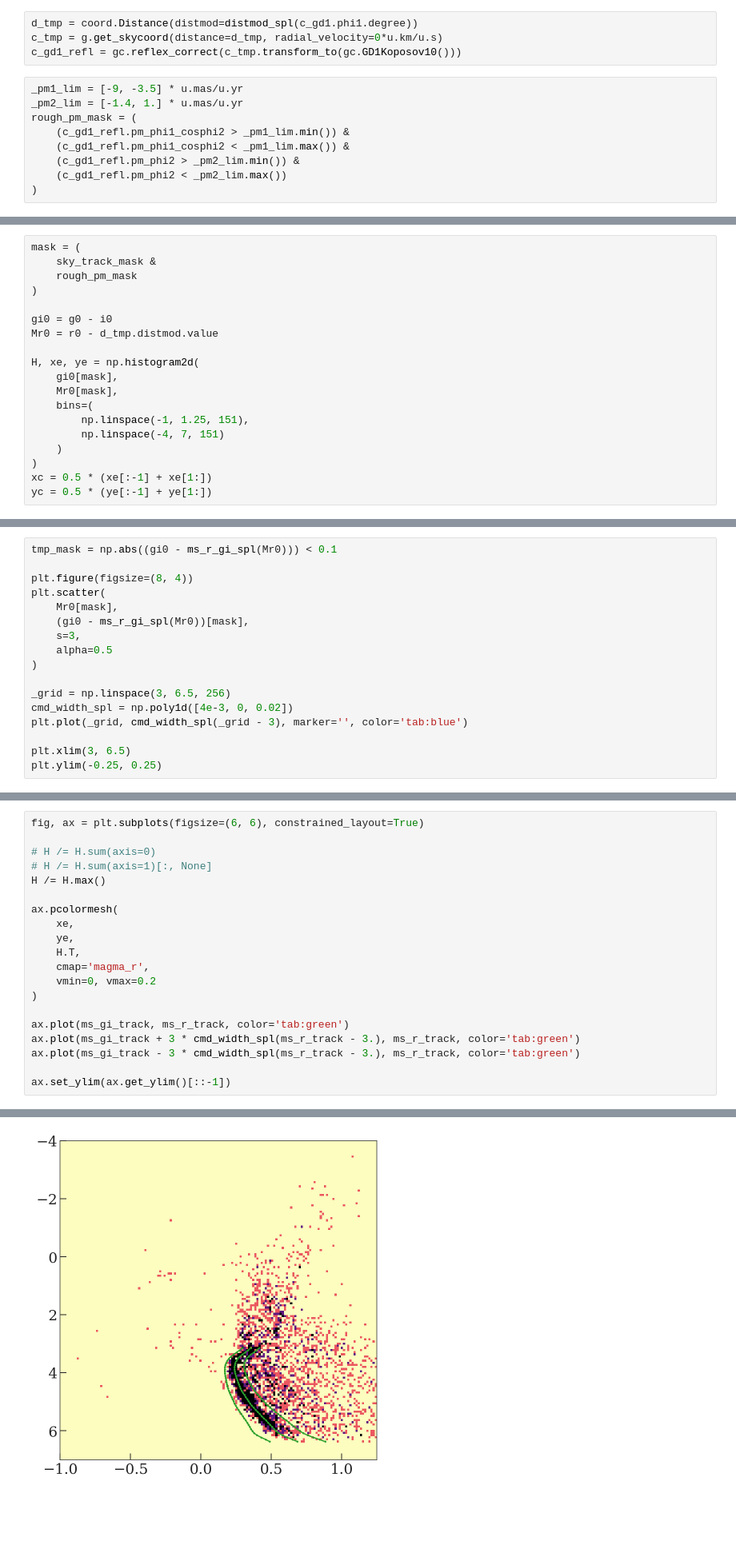
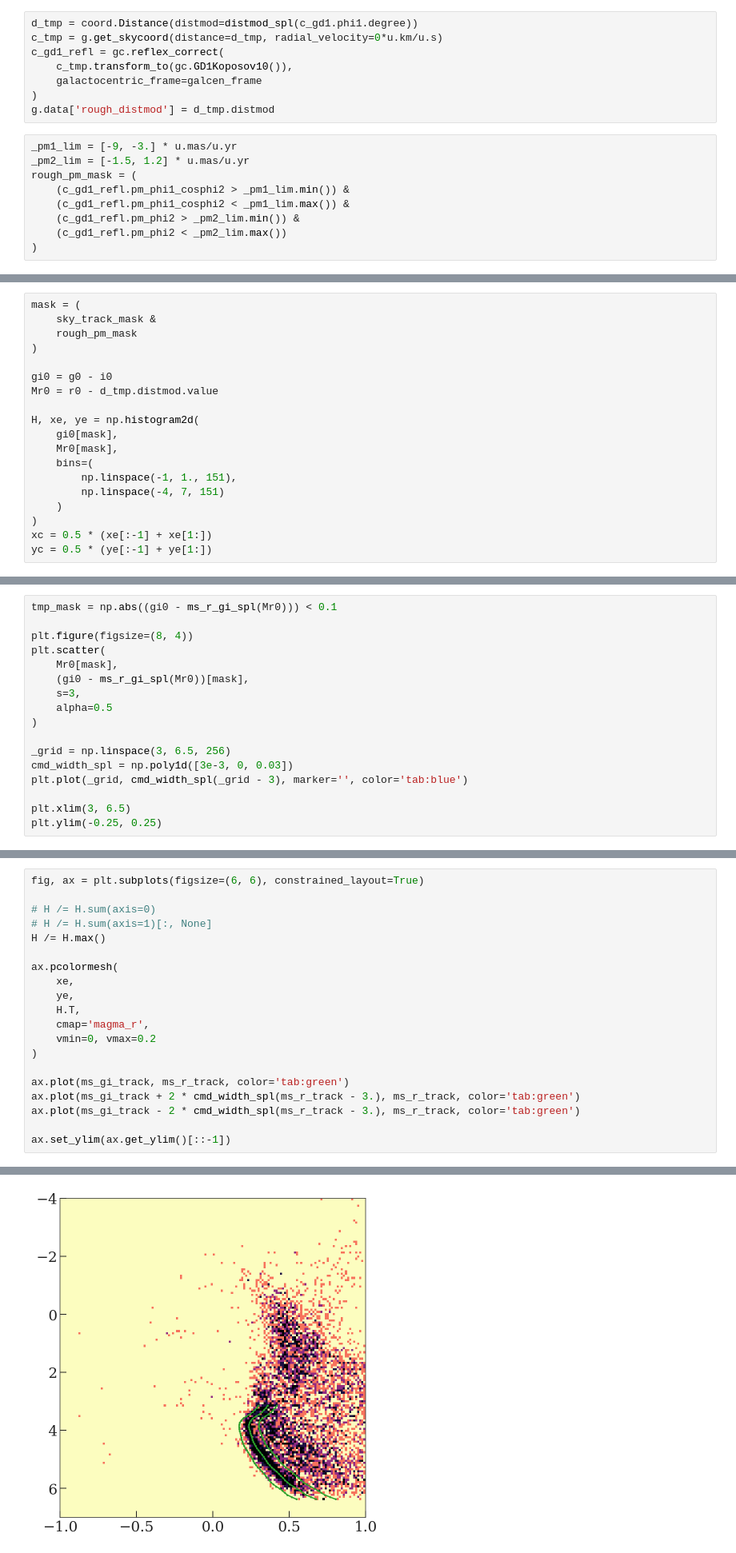
Before and after one commit to adrn/gd1-dr3, a Jupyter notebook: notebooks/3-Initial-stream-track.ipynb, the cells around one changed output, grey strips where cells are left out. Shown at 80% size. Drawn from its saved outputs; the diff is of its cells as text; blank space fills up the shorter version.

```diff
--- a/notebooks/3-Initial-stream-track.ipynb
+++ b/notebooks/3-Initial-stream-track.ipynb
@@ -80,10 +110,14 @@ distmod_spl = np.poly1d([2.41e-4, 2.421e-2, 15.001])
 # %%
 d_tmp = coord.Distance(distmod=distmod_spl(c_gd1.phi1.degree))
 c_tmp = g.get_skycoord(distance=d_tmp, radial_velocity=0*u.km/u.s)
-c_gd1_refl = gc.reflex_correct(c_tmp.transform_to(gc.GD1Koposov10()))
+c_gd1_refl = gc.reflex_correct(
+    c_tmp.transform_to(gc.GD1Koposov10()),
+    galactocentric_frame=galcen_frame
+)
+g.data['rough_distmod'] = d_tmp.distmod
 # %%
-_pm1_lim = [-9, -3.5] * u.mas/u.yr
-_pm2_lim = [-1.4, 1.] * u.mas/u.yr
+_pm1_lim = [-9, -3.] * u.mas/u.yr
+_pm2_lim = [-1.5, 1.2] * u.mas/u.yr
 rough_pm_mask = (
     (c_gd1_refl.pm_phi1_cosphi2 > _pm1_lim.min()) &
     (c_gd1_refl.pm_phi1_cosphi2 < _pm1_lim.max()) &
@@ -120,7 +160,7 @@ H, xe, ye = np.histogram2d(
     gi0[mask],
     Mr0[mask],
     bins=(
-        np.linspace(-1, 1.25, 151),
+        np.linspace(-1, 1., 151),
         np.linspace(-4, 7, 151)
     )
 )
@@ -167,7 +207,7 @@ plt.scatter(
 )
 
 _grid = np.linspace(3, 6.5, 256)
-cmd_width_spl = np.poly1d([4e-3, 0, 0.02])
+cmd_width_spl = np.poly1d([3e-3, 0, 0.03])
 plt.plot(_grid, cmd_width_spl(_grid - 3), marker='', color='tab:blue')
 
 plt.xlim(3, 6.5)
@@ -178,26 +218,26 @@ plt.ylim(-0.25, 0.25)
 # %%
 fig, ax = plt.subplots(figsize=(6, 6), constrained_layout=True)
 
 # H /= H.sum(axis=0)
 # H /= H.sum(axis=1)[:, None]
 H /= H.max()
 
 ax.pcolormesh(
     xe,
     ye,
     H.T,
     cmap='magma_r',
     vmin=0, vmax=0.2
 )
 
 ax.plot(ms_gi_track, ms_r_track, color='tab:green')
-ax.plot(ms_gi_track + 3 * cmd_width_spl(ms_r_track - 3.), ms_r_track, color='tab:green')
-ax.plot(ms_gi_track - 3 * cmd_width_spl(ms_r_track - 3.), ms_r_track, color='tab:green')
+ax.plot(ms_gi_track + 2 * cmd_width_spl(ms_r_track - 3.), ms_r_track, color='tab:green')
+ax.plot(ms_gi_track - 2 * cmd_width_spl(ms_r_track - 3.), ms_r_track, color='tab:green')
 
 ax.set_ylim(ax.get_ylim()[::-1])
 # %% [output]
 (7.0, -4.0)
-[figure, old version]
+[figure, new version]
 # %%
 _x = np.concatenate((
     ms_gi_track - 3 * cmd_width_spl(ms_r_track - 3.),
```
Also changed, not shown: parts of 30 cells of this notebook, 1 other file.
